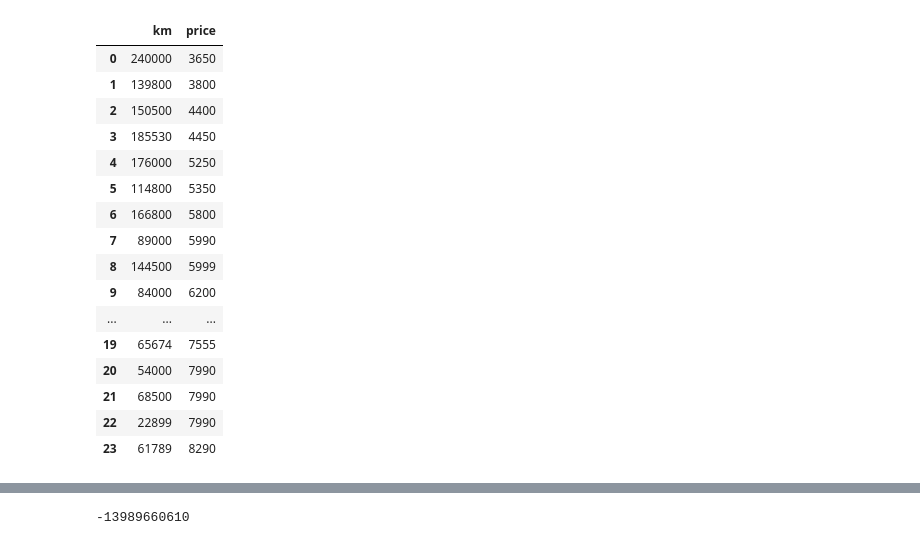
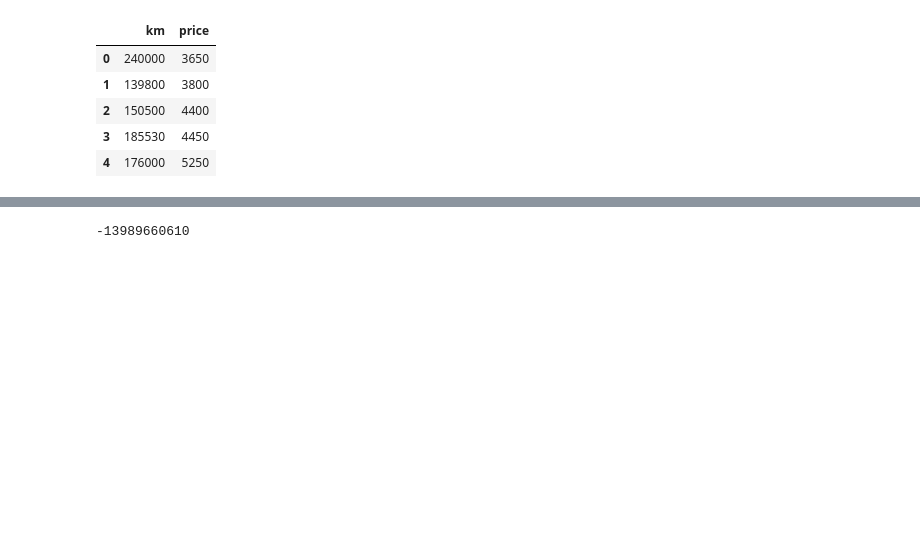
Before and after one commit to ikachko/ft_linear_regression, a Jupyter notebook: ikachko_ft_linear_regression.ipynb, the cells around one changed output, grey strips where cells are left out. Drawn from its saved outputs; the diff is of its cells as text; code cells hidden in the pictures; blank space fills up the shorter version.

```diff
--- a/ikachko_ft_linear_regression.ipynb
+++ b/ikachko_ft_linear_regression.ipynb
@@ -6,25 +12,14 @@ import numpy as np
 FILE_NAME = 'data.csv'
 # %%
 df = pd.read_csv(FILE_NAME)
-df
+df.head()
 # %% [output]
 |  | km | price |
 | 0 | 240000 | 3650 |
 | 1 | 139800 | 3800 |
 | 2 | 150500 | 4400 |
 | 3 | 185530 | 4450 |
 | 4 | 176000 | 5250 |
-| 5 | 114800 | 5350 |
-| 6 | 166800 | 5800 |
-| 7 | 89000 | 5990 |
-| 8 | 144500 | 5999 |
-| 9 | 84000 | 6200 |
-| ... | ... | ... |
-| 19 | 65674 | 7555 |
-| 20 | 54000 | 7990 |
-| 21 | 68500 | 7990 |
-| 22 | 22899 | 7990 |
-| 23 | 61789 | 8290 |
 # %%
 plt.scatter(X, y)
 plt.set_xlabel()
```
Also changed, not shown: parts of 21 cells of this notebook, 2 other files.
